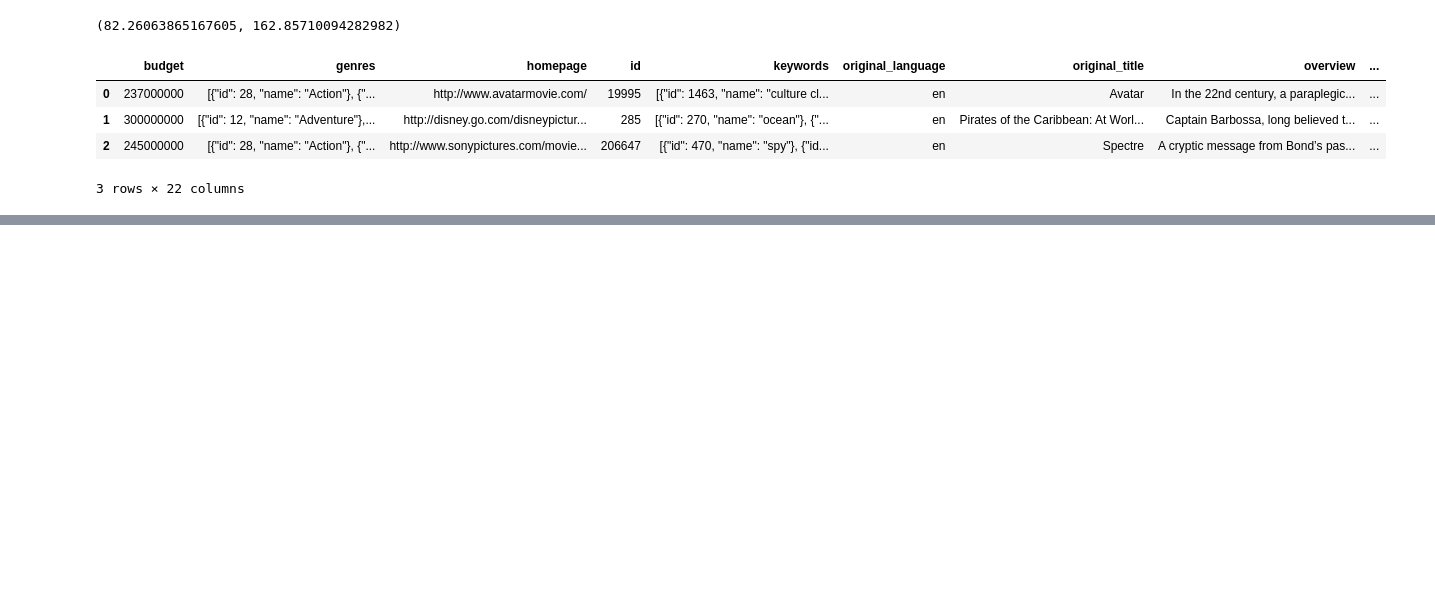
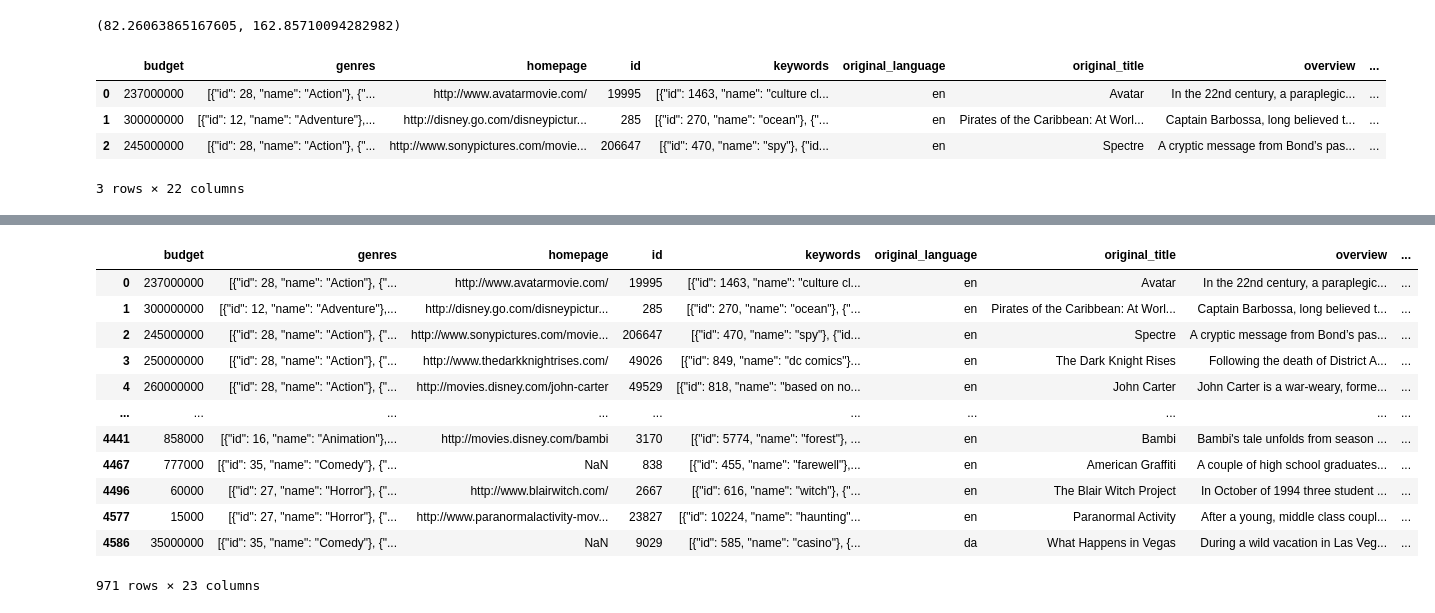
Before and after one commit to JitendraDew009/Statistics_Mini_Projects, a Jupyter notebook: Modified Z Score with example 2.ipynb, the cells around one changed output, grey strips where cells are left out. Saved outputs shown, nothing was run; the diff lists cells and outputs as text; code cells hidden in the pictures; blank space fills up the shorter version.

```diff
--- a/Modified Z Score with example 2.ipynb
+++ b/Modified Z Score with example 2.ipynb
@@ -83,0 +84,10 @@ df[df.z_score>3]
+# %%
+def get_mad(s):
+    median = np.median(s)
+    diff = abs(s - median)
+    MAD = np.median(diff)
+    return MAD
+# %%
+MAD = get_mad(df.revenue_mln)
+median = np.median(df.revenue_mln)
+MAD, median
@@ -83,0 +96,3 @@ df[df.z_score>3]
+# %%
+def get_modified_z_score(x, median, MAD):
+    return 0.6745*(x-median)/MAD
@@ -83,0 +103,3 @@ df[df.z_score>3]
+# %%
+df['mod_z_score'] = df.revenue_mln.apply( lambda x: get_modified_z_score(x, median, MAD))
+df.head()
@@ -83,0 +114,16 @@ df[df.z_score>3]
+# %%
+df[df.mod_z_score > 3.5]
+# %% [output]
+|  | budget | genres | homepage | id | keywords | original_language | original_title | overview | ... |
+| 0 | 237000000 | [{"id": 28, "name": "Action"}, {"... | http://www.avatarmovie.com/ | 19995 | [{"id": 1463, "name": "culture cl... | en | Avatar | In the 22nd century, a paraplegic... | ... |
+| 1 | 300000000 | [{"id": 12, "name": "Adventure"},... | http://disney.go.com/disneypictur... | 285 | [{"id": 270, "name": "ocean"}, {"... | en | Pirates of the Caribbean: At Worl... | Captain Barbossa, long believed t... | ... |
+| 2 | 245000000 | [{"id": 28, "name": "Action"}, {"... | http://www.sonypictures.com/movie... | 206647 | [{"id": 470, "name": "spy"}, {"id... | en | Spectre | A cryptic message from Bond’s pas... | ... |
+| 3 | 250000000 | [{"id": 28, "name": "Action"}, {"... | http://www.thedarkknightrises.com/ | 49026 | [{"id": 849, "name": "dc comics"}... | en | The Dark Knight Rises | Following the death of District A... | ... |
+| 4 | 260000000 | [{"id": 28, "name": "Action"}, {"... | http://movies.disney.com/john-carter | 49529 | [{"id": 818, "name": "based on no... | en | John Carter | John Carter is a war-weary, forme... | ... |
+| ... | ... | ... | ... | ... | ... | ... | ... | ... | ... |
+| 4441 | 858000 | [{"id": 16, "name": "Animation"},... | http://movies.disney.com/bambi | 3170 | [{"id": 5774, "name": "forest"}, ... | en | Bambi | Bambi's tale unfolds from season ... | ... |
+| 4467 | 777000 | [{"id": 35, "name": "Comedy"}, {"... | NaN | 838 | [{"id": 455, "name": "farewell"},... | en | American Graffiti | A couple of high school graduates... | ... |
+| 4496 | 60000 | [{"id": 27, "name": "Horror"}, {"... | http://www.blairwitch.com/ | 2667 | [{"id": 616, "name": "witch"}, {"... | en | The Blair Witch Project | In October of 1994 three student ... | ... |
+| 4577 | 15000 | [{"id": 27, "name": "Horror"}, {"... | http://www.paranormalactivity-mov... | 23827 | [{"id": 10224, "name": "haunting"... | en | Paranormal Activity | After a young, middle class coupl... | ... |
+| 4586 | 35000000 | [{"id": 35, "name": "Comedy"}, {"... | NaN | 9029 | [{"id": 585, "name": "casino"}, {... | da | What Happens in Vegas | During a wild vacation in Las Veg... | ... |
+971 rows × 23 columns
```
Also changed, not shown: parts of 6 cells of this notebook.
